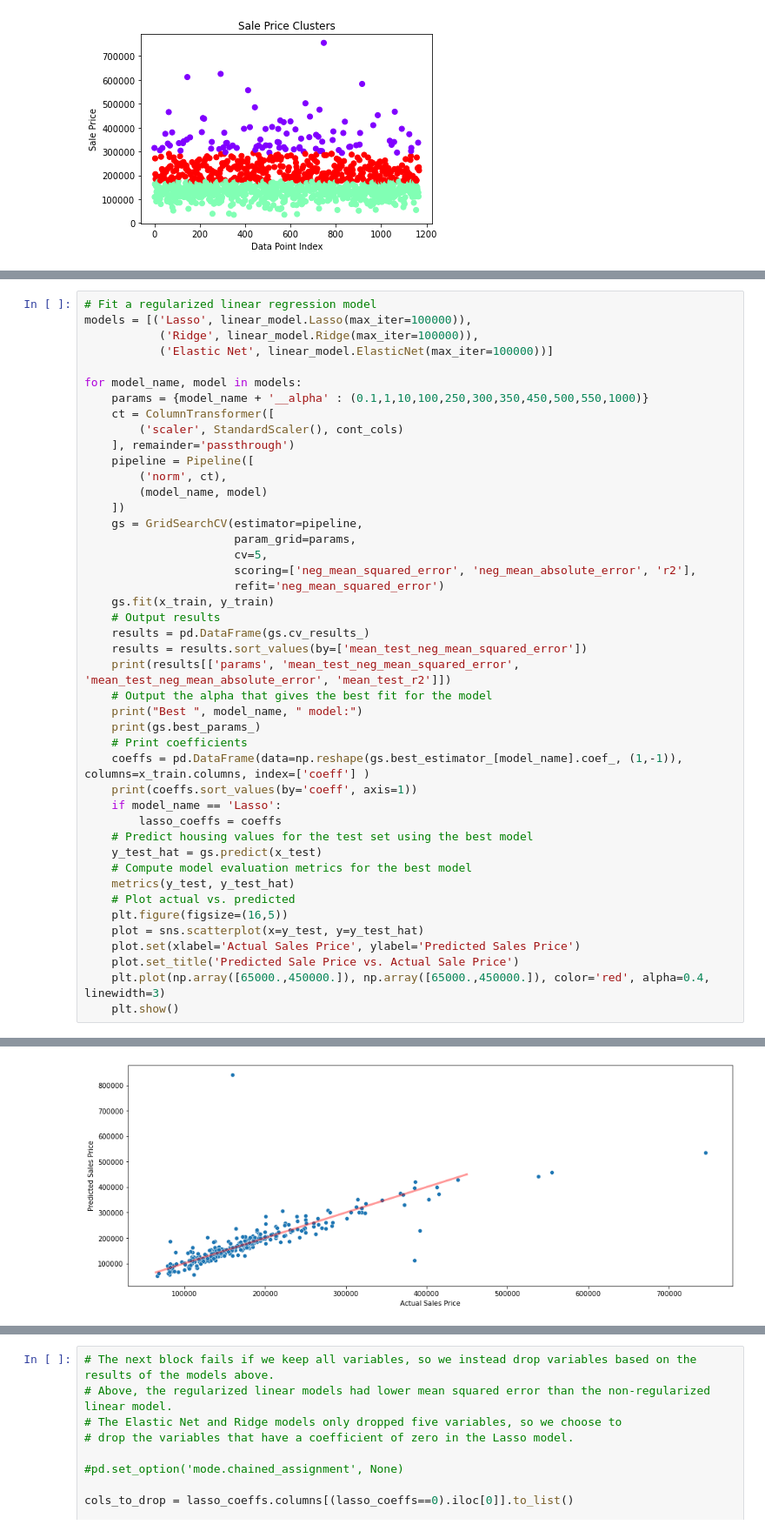
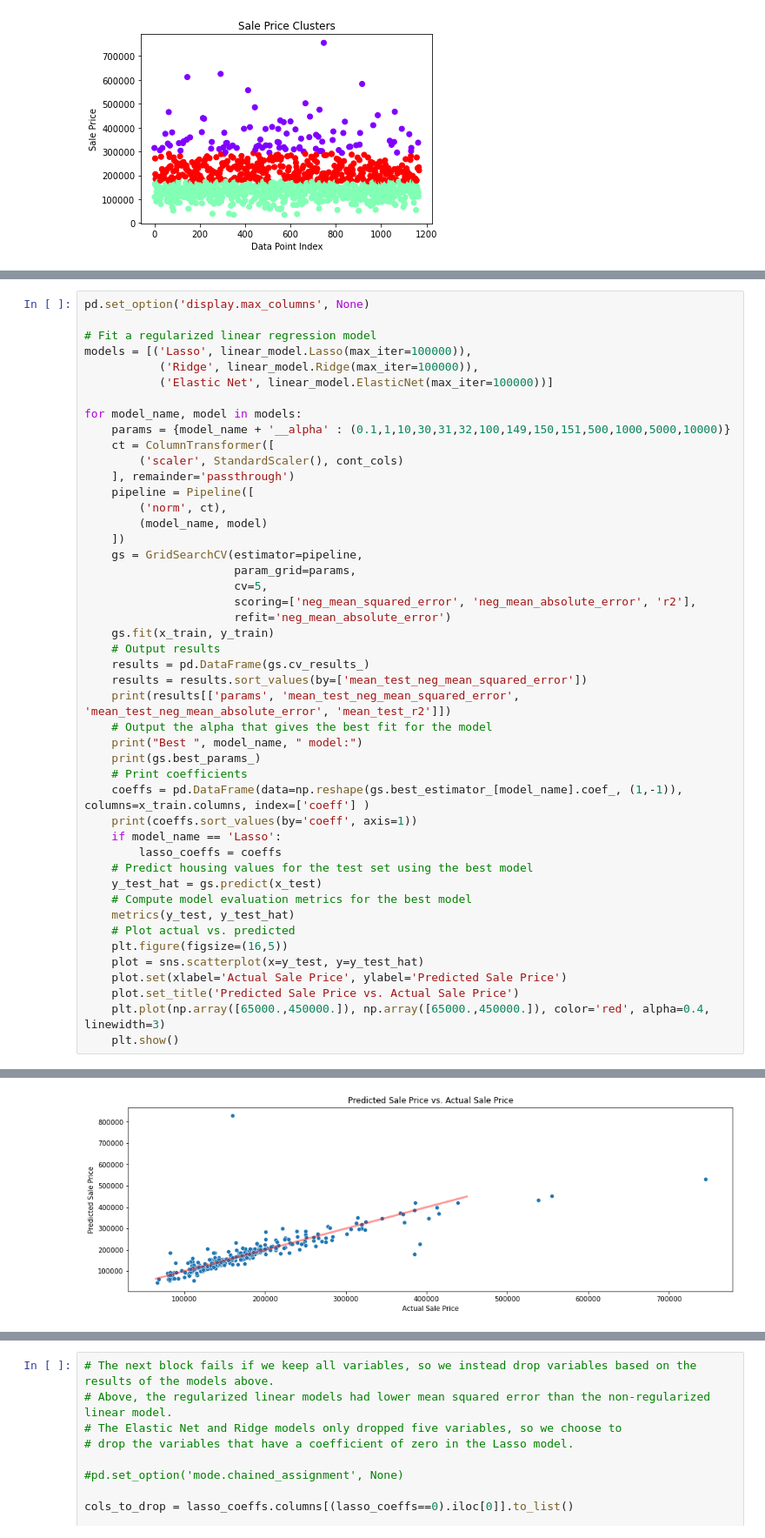
Before and after one commit to rahimrasool/housing_price, a Jupyter notebook: notebooks/linear_reg.ipynb, the cells around one changed output, grey strips where cells are left out. Shown at 87% size. Saved outputs shown, nothing was run; the diff lists cells and outputs as text.

```diff
--- a/notebooks/linear_reg.ipynb
+++ b/notebooks/linear_reg.ipynb
@@ -139,13 +137,15 @@ max      439653.932904
 Name: SalePrice, dtype: float64
 [figure]
 # %%
+pd.set_option('display.max_columns', None)
+
 # Fit a regularized linear regression model
 models = [('Lasso', linear_model.Lasso(max_iter=100000)),
            ('Ridge', linear_model.Ridge(max_iter=100000)),
            ('Elastic Net', linear_model.ElasticNet(max_iter=100000))]
 
 for model_name, model in models:
-    params = {model_name + '__alpha' : (0.1,1,10,100,250,300,350,450,500,550,1000)}
+    params = {model_name + '__alpha' : (0.1,1,10,30,31,32,100,149,150,151,500,1000,5000,10000)}
     ct = ColumnTransformer([
         ('scaler', StandardScaler(), cont_cols)
     ], remainder='passthrough')
@@ -157,7 +157,7 @@ for model_name, model in models:
                       param_grid=params,
                       cv=5,
                       scoring=['neg_mean_squared_error', 'neg_mean_absolute_error', 'r2'],
-                      refit='neg_mean_squared_error')
+                      refit='neg_mean_absolute_error')
     gs.fit(x_train, y_train)
     # Output results
     results = pd.DataFrame(gs.cv_results_)
@@ -178,7 +178,7 @@ for model_name, model in models:
     # Plot actual vs. predicted
     plt.figure(figsize=(16,5))
     plot = sns.scatterplot(x=y_test, y=y_test_hat)
-    plot.set(xlabel='Actual Sales Price', ylabel='Predicted Sales Price')
+    plot.set(xlabel='Actual Sale Price', ylabel='Predicted Sale Price')
     plot.set_title('Predicted Sale Price vs. Actual Sale Price')
     plt.plot(np.array([65000.,450000.]), np.array([65000.,450000.]), color='red', alpha=0.4, linewidth=3)
     plt.show()
@@ -202,2 +202,2 @@ max      272591.405115
 Name: SalePrice, dtype: float64
-[figure, old version]
+[figure, new version]
```
Also changed, not shown: parts of 4 cells of this notebook, 1 other file.
